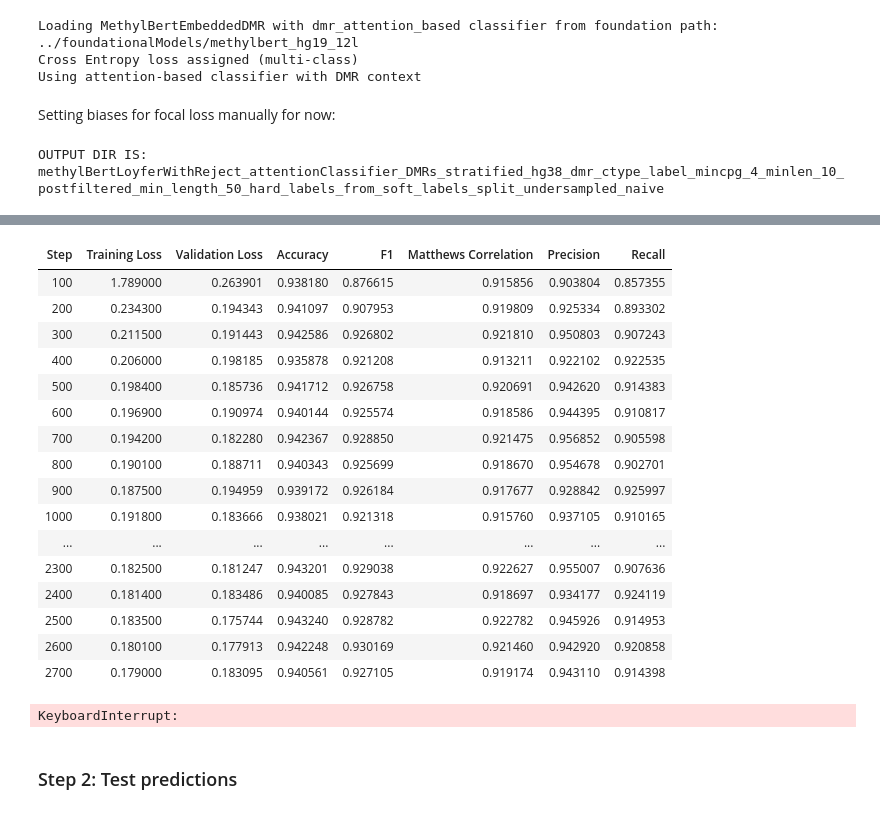
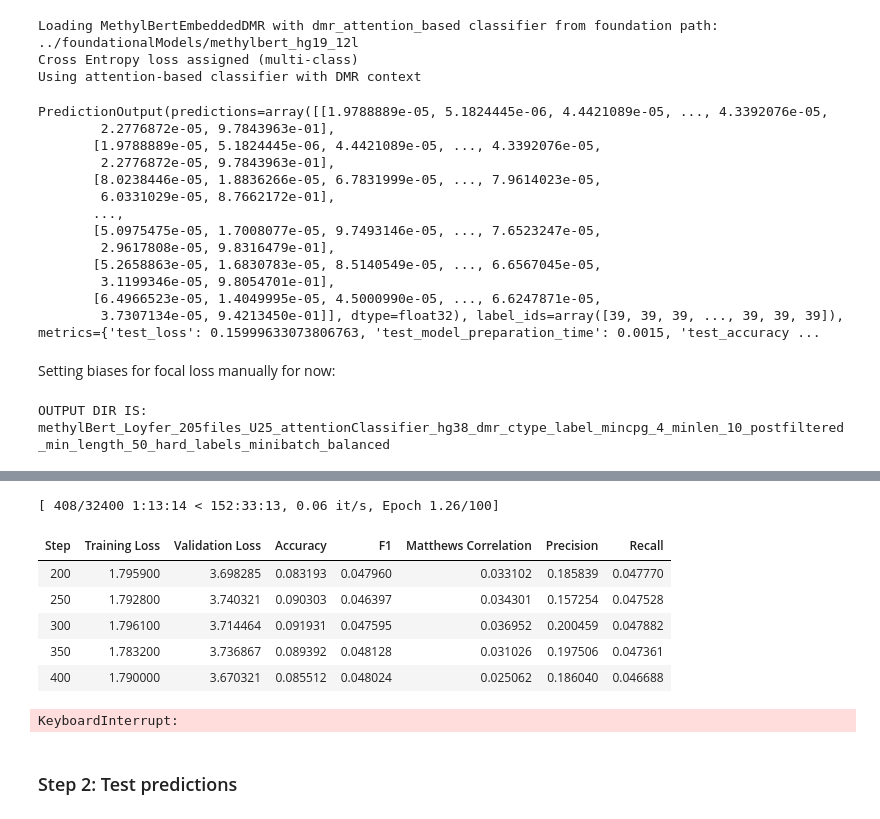
Before and after one commit to CompEpigen/syto, a Jupyter notebook: Tutorials/fine_tunning_with_methylbert.ipynb, the cells around one changed output, grey strips where cells are left out. Saved outputs shown, nothing was run; the diff lists cells and outputs as text; code cells hidden in the pictures.

```diff
--- a/Tutorials/fine_tunning_with_methylbert.ipynb
+++ b/Tutorials/fine_tunning_with_methylbert.ipynb
@@ -133,8 +135,8 @@ rrms_config = OrderedDict([
     ("warmup_step", 100),
     ("eps", 1e-6),
     ("with_cuda", True),
-    ("log_freq", 100),
-    ("eval_freq", 100),
+    ("log_freq", 50),
+    ("eval_freq", 50),
     ("n_hidden", None),
     ("decrease_steps", 200),
     ("eval", False),
@@ -150,6 +152,8 @@ rrms_config = OrderedDict([
     ("bg_class_index", 39),
     ("focal_prior_prob", 0.03)
 ])
+# %%
+classifier_model_path = f"methylBert_Loyfer_205files_U25_attentionClassifier_hg38_{dmr_label_column}_{data_prefix}_postfiltered_min_length_{min_seq_length}_hard_labels_minibatch_balanced"
 # %%
 model_instance = MethylBert(custom_config=rrms_config,
                             foundation_model_path = "../foundationalModels/methylbert_hg19_12l",
@@ -157,7 +161,7 @@ model_instance = MethylBert(custom_config=rrms_config,
                             num_labels=40,
                             num_dmr_labels = max(dmrs[dmr_label_column])+1,
                             seq_len=seq_length,
-                            output_dir=f"methylBertLoyferWithReject_attentionClassifier_DMRs_stratified_hg38_{dmr_label_column}_{data_prefix}_postfiltered_min_length_{min_seq_length}_hard_labels_from_soft_labels_split_undersampled_naive",
+                            output_dir=classifier_model_path,
                             batch_size=512,
                             classifier_implementation="dmr_attention_based",
                             soft_labels = False)
@@ -167,6 +171,22 @@ You should probably TRAIN this model on a down-stream task to be able to use it
 Loading MethylBertEmbeddedDMR with dmr_attention_based classifier from foundation path: ../foundationalModels/methylbert_hg19_12l
 Cross Entropy loss assigned (multi-class)
 Using attention-based classifier with DMR context
+# %%
+res
+# %% [output]
+PredictionOutput(predictions=array([[1.9788889e-05, 5.1824445e-06, 4.4421089e-05, ..., 4.3392076e-05,
+        2.2776872e-05, 9.7843963e-01],
+       [1.9788889e-05, 5.1824445e-06, 4.4421089e-05, ..., 4.3392076e-05,
+        2.2776872e-05, 9.7843963e-01],
+       [8.0238446e-05, 1.8836266e-05, 6.7831999e-05, ..., 7.9614023e-05,
+        6.0331029e-05, 8.7662172e-01],
+       ...,
+       [5.0975475e-05, 1.7008077e-05, 9.7493146e-05, ..., 7.6523247e-05,
+        2.9617808e-05, 9.8316479e-01],
+       [5.2658863e-05, 1.6830783e-05, 8.5140549e-05, ..., 6.6567045e-05,
+        3.1199346e-05, 9.8054701e-01],
+       [6.4966523e-05, 1.4049995e-05, 4.5000990e-05, ..., 6.6247871e-05,
+        3.7307134e-05, 9.4213450e-01]], dtype=float32), label_ids=array([39, 39, 39, ..., 39, 39, 39]), metrics={'test_loss': 0.15999633073806763, 'test_model_preparation_time': 0.0015, 'test_accuracy ...
 # %% [markdown]
 Setting biases for focal loss manually for now:
 # %%
@@ -177,6 +197,25 @@ Setting biases for focal loss manually for now:
 # model_instance.model.classifier.classifier[-1].bias = torch.nn.Parameter(torch.tensor([0., 0., 0., 0., 0., 0., 0., 0., 0., 0., 0., 0., 0., 0., 0., 0., 0., 0., 0., 0., 0., 0., 0., 0.,
 #         0., 0., 0., 0., 0., 0., 0., 0., 0., 0., 0., 0., 0., 0., 0., bg_bias]))
 # model_instance.model.classifier.classifier[-1].bias
+# %%
+def extract_signal_mask(dataset):
+    """
+    Extract boolean signal mask aligned with dataset indices.
+    Reads the on_target_mask field that was set during data prep.
+    """
+    n = len(dataset)
+    mask = np.zeros(n, dtype=bool)
+    for i in range(n):
+        if dataset.lazy_tokenization:
+            # Parse from raw line to avoid tokenizing everything
+            fields = dataset.raw_lines[i].split('\t')
+            col_idx = dataset.headers.index('on_target_mask')
+            mask[i] = fields[col_idx].lower() in ['true', '1']
+        else:
+            mask[i] = bool(dataset.lines[i].get('on_target_mask', False))
+    return mask
+
+signal_mask = extract_signal_mask(train_dataset)
 # %%
 # model_instance.fine_tune(data_path=data_path)
 model_instance.fine_tune(
@@ -184,6 +223,9 @@ model_instance.fine_tune(
     train_dataset=train_dataset,
     val_dataset=valid_dataset,
     test_dataset=None,
+    signal_mask = signal_mask,
+    bg_ratio = 0.5,
+    resume_from_checkpoint = classifier_model_path+"/checkpoint-150"
 )
 # %% [output]
-OUTPUT DIR IS: methylBertLoyferWithReject_attentionClassifier_DMRs_stratified_hg38_dmr_ctype_label_mincpg_4_minlen_10_postfiltered_min_length_50_hard_labels_from_soft_labels_split_undersampled_naive
+OUTPUT DIR IS: methylBert_Loyfer_205files_U25_attentionClassifier_hg38_dmr_ctype_label_mincpg_4_minlen_10_postfiltered_min_length_50_hard_labels_minibatch_balanced
@@ -191,21 +234,11 @@ OUTPUT DIR IS: methylBertLoyferWithReject_attentionClassifier_DMRs_stratified_hg
+[ 408/32400 1:13:14 < 152:33:13, 0.06 it/s, Epoch 1.26/100]
 | Step | Training Loss | Validation Loss | Accuracy | F1 | Matthews Correlation | Precision | Recall |
-| 100 | 1.789000 | 0.263901 | 0.938180 | 0.876615 | 0.915856 | 0.903804 | 0.857355 |
-| 200 | 0.234300 | 0.194343 | 0.941097 | 0.907953 | 0.919809 | 0.925334 | 0.893302 |
-| 300 | 0.211500 | 0.191443 | 0.942586 | 0.926802 | 0.921810 | 0.950803 | 0.907243 |
-| 400 | 0.206000 | 0.198185 | 0.935878 | 0.921208 | 0.913211 | 0.922102 | 0.922535 |
-| 500 | 0.198400 | 0.185736 | 0.941712 | 0.926758 | 0.920691 | 0.942620 | 0.914383 |
-| 600 | 0.196900 | 0.190974 | 0.940144 | 0.925574 | 0.918586 | 0.944395 | 0.910817 |
-| 700 | 0.194200 | 0.182280 | 0.942367 | 0.928850 | 0.921475 | 0.956852 | 0.905598 |
-| 800 | 0.190100 | 0.188711 | 0.940343 | 0.925699 | 0.918670 | 0.954678 | 0.902701 |
-| 900 | 0.187500 | 0.194959 | 0.939172 | 0.926184 | 0.917677 | 0.928842 | 0.925997 |
-| 1000 | 0.191800 | 0.183666 | 0.938021 | 0.921318 | 0.915760 | 0.937105 | 0.910165 |
-| ... | ... | ... | ... | ... | ... | ... | ... |
-| 2300 | 0.182500 | 0.181247 | 0.943201 | 0.929038 | 0.922627 | 0.955007 | 0.907636 |
-| 2400 | 0.181400 | 0.183486 | 0.940085 | 0.927843 | 0.918697 | 0.934177 | 0.924119 |
-| 2500 | 0.183500 | 0.175744 | 0.943240 | 0.928782 | 0.922782 | 0.945926 | 0.914953 |
-| 2600 | 0.180100 | 0.177913 | 0.942248 | 0.930169 | 0.921460 | 0.942920 | 0.920858 |
-| 2700 | 0.179000 | 0.183095 | 0.940561 | 0.927105 | 0.919174 | 0.943110 | 0.914398 |
+| 200 | 1.795900 | 3.698285 | 0.083193 | 0.047960 | 0.033102 | 0.185839 | 0.047770 |
+| 250 | 1.792800 | 3.740321 | 0.090303 | 0.046397 | 0.034301 | 0.157254 | 0.047528 |
+| 300 | 1.796100 | 3.714464 | 0.091931 | 0.047595 | 0.036952 | 0.200459 | 0.047882 |
+| 350 | 1.783200 | 3.736867 | 0.089392 | 0.048128 | 0.031026 | 0.197506 | 0.047361 |
+| 400 | 1.790000 | 3.670321 | 0.085512 | 0.048024 | 0.025062 | 0.186040 | 0.046688 |
-KeyboardInterrupt:
+KeyboardInterrupt:
 # %%
 model_instance = MethylBert(
     custom_config=rrms_config,
```
Also changed, not shown: parts of 9 cells of this notebook, 1 other file.
